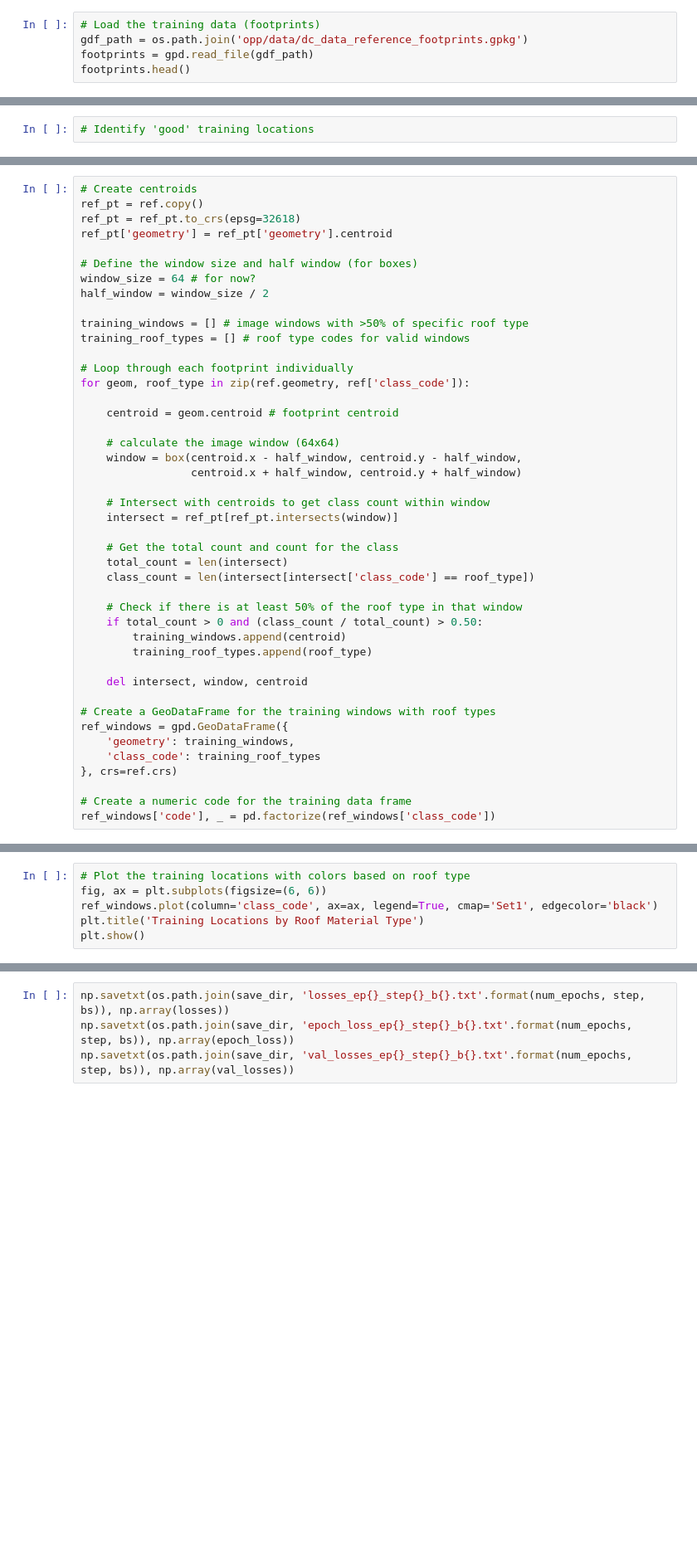
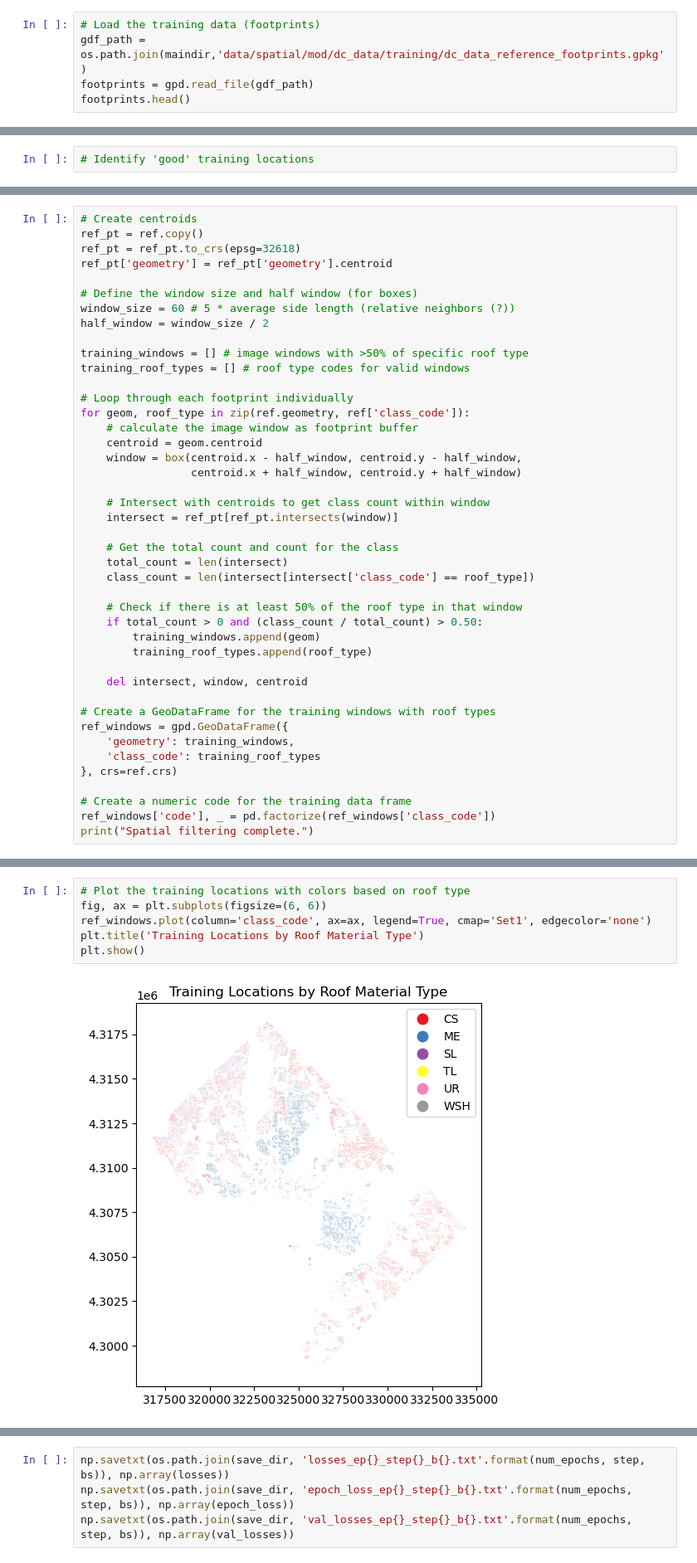
Before and after one commit to maxwellCcook/rooftop-mapping, a Jupyter notebook: code/04resnet18-training-dc.ipynb, the cells around one changed output, grey strips where cells are left out. Shown at 83% size. Saved outputs shown, nothing was run; the diff lists cells and outputs as text; blank space fills up the shorter version.

```diff
--- a/code/04resnet18-training-dc.ipynb
+++ b/code/04resnet18-training-dc.ipynb
@@ -244,6 +249,6 @@ print("Class and functions ready to use!")
 # print(os.getcwd())
 # %%
 # Load the training data (footprints)
-gdf_path = os.path.join('opp/data/dc_data_reference_footprints.gpkg')
+gdf_path = os.path.join(maindir,'data/spatial/mod/dc_data/training/dc_data_reference_footprints.gpkg')
 footprints = gpd.read_file(gdf_path)
 footprints.head()
@@ -288,7 +339,7 @@ ref_pt = ref_pt.to_crs(epsg=32618)
 ref_pt['geometry'] = ref_pt['geometry'].centroid
 
 # Define the window size and half window (for boxes)
-window_size = 64 # for now?
+window_size = 60 # 5 * average side length (relative neighbors (?))
 half_window = window_size / 2
 
 training_windows = [] # image windows with >50% of specific roof type
@@ -296,10 +347,8 @@ training_roof_types = [] # roof type codes for valid windows
 
 # Loop through each footprint individually
 for geom, roof_type in zip(ref.geometry, ref['class_code']):
-
-    centroid = geom.centroid # footprint centroid
-
-    # calculate the image window (64x64)
+    # calculate the image window as footprint buffer
+    centroid = geom.centroid
     window = box(centroid.x - half_window, centroid.y - half_window,
                  centroid.x + half_window, centroid.y + half_window)
 
@@ -312,7 +361,7 @@ for geom, roof_type in zip(ref.geometry, ref['class_code']):
 
     # Check if there is at least 50% of the roof type in that window
     if total_count > 0 and (class_count / total_count) > 0.50:
-        training_windows.append(centroid)
+        training_windows.append(geom)
         training_roof_types.append(roof_type)
 
     del intersect, window, centroid
@@ -325,3 +374,4 @@ ref_windows = gpd.GeoDataFrame({
 
 # Create a numeric code for the training data frame
 ref_windows['code'], _ = pd.factorize(ref_windows['class_code'])
+print("Spatial filtering complete.")
@@ -336,8 +390,10 @@ gc.collect()
 # %%
 # Plot the training locations with colors based on roof type
 fig, ax = plt.subplots(figsize=(6, 6))
-ref_windows.plot(column='class_code', ax=ax, legend=True, cmap='Set1', edgecolor='black')
+ref_windows.plot(column='class_code', ax=ax, legend=True, cmap='Set1', edgecolor='none')
 plt.title('Training Locations by Roof Material Type')
 plt.show()
+# %% [output]
+[figure, added]
 # %%
 ref_windows.class_code.value_counts()
```
Also changed, not shown: parts of 25 cells of this notebook, 6 other files.
